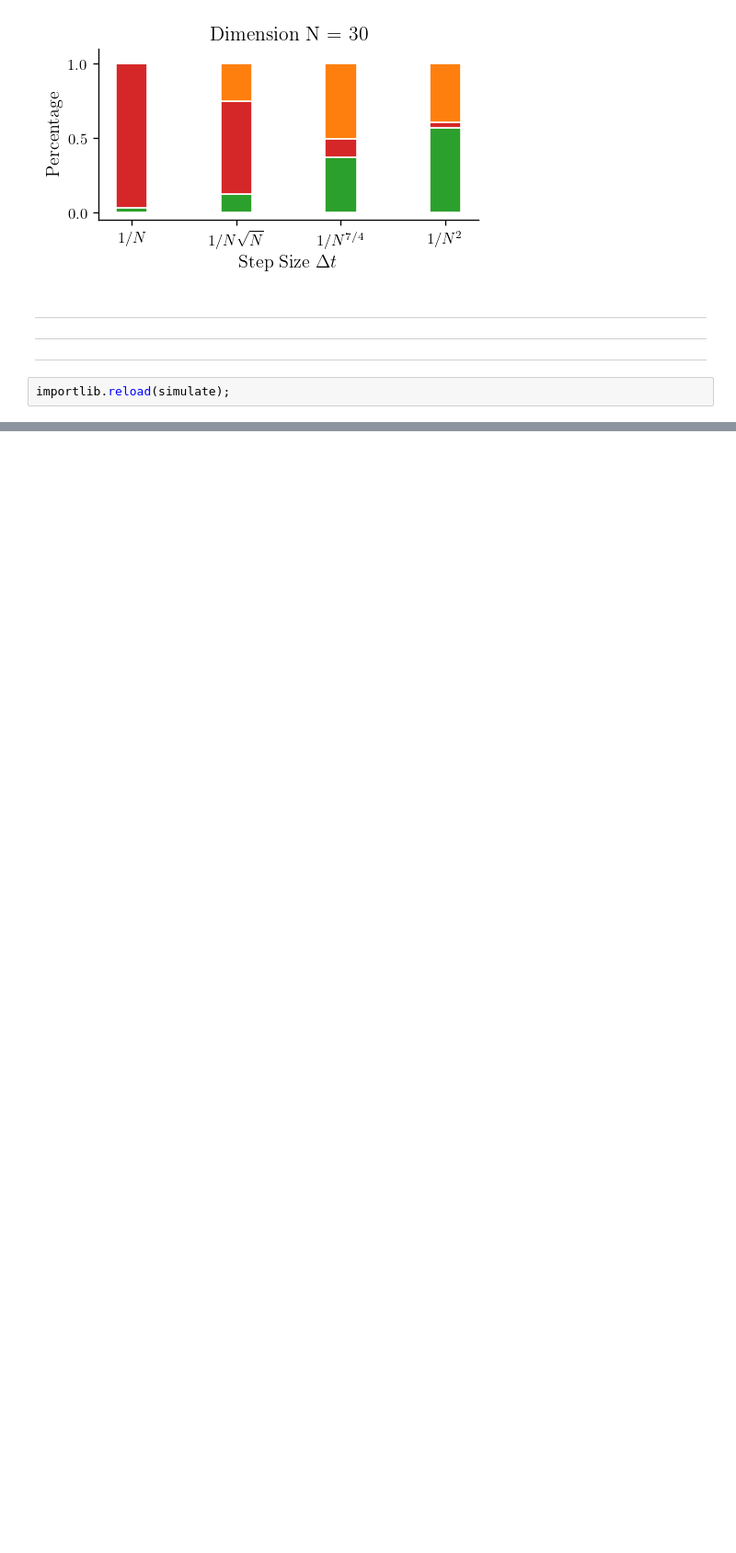
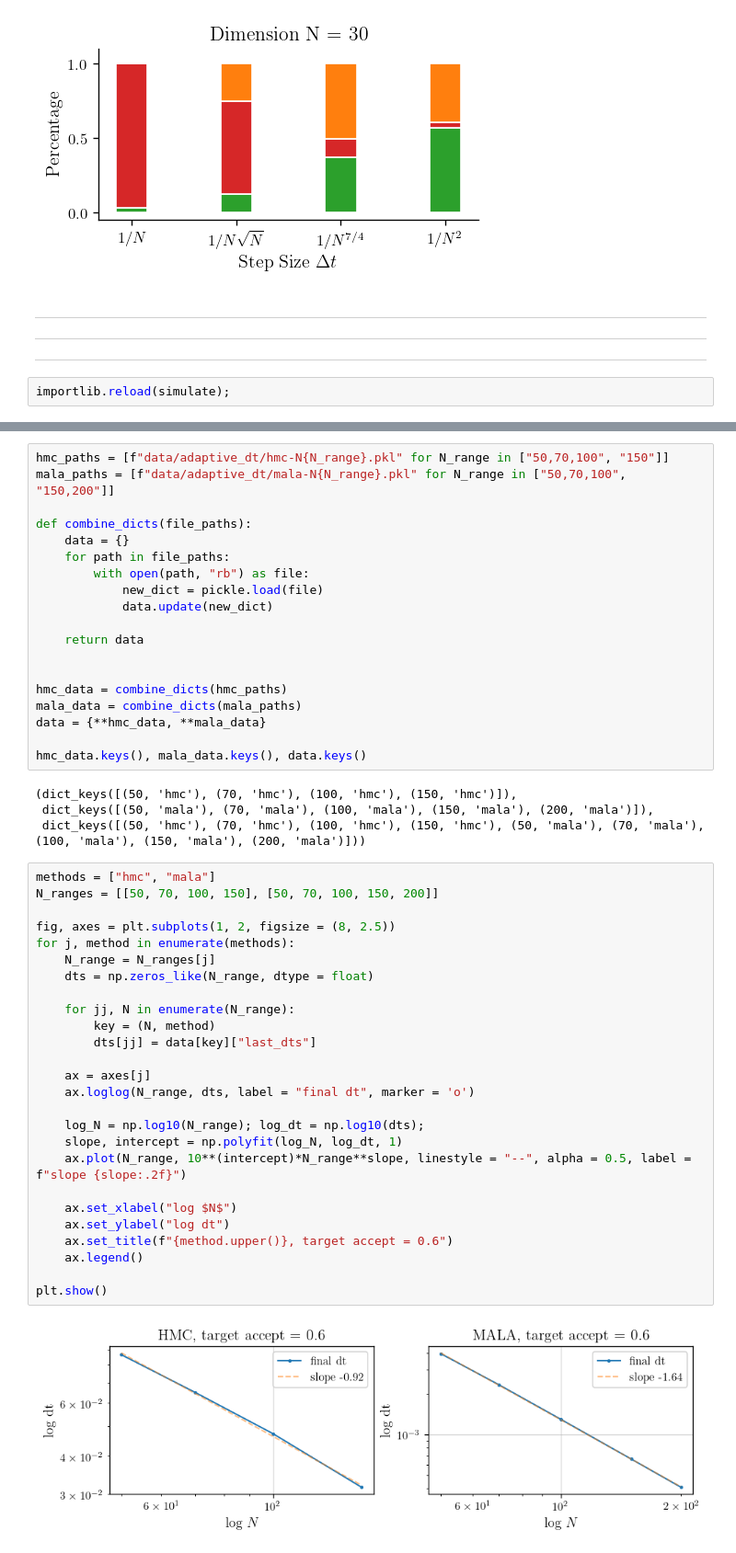
Before and after one commit to fredwdickinson/dissertation, a Jupyter notebook: code/notebooks/04_metropolis.ipynb, the cells around one changed output, grey strips where cells are left out. Shown at 92% size. Saved outputs shown, nothing was run; the diff lists cells and outputs as text; blank space fills up the shorter version.

Commit message:
adaptive with merged dicts

```diff
--- a/code/notebooks/04_metropolis.ipynb
+++ b/code/notebooks/04_metropolis.ipynb
@@ -170,0 +169,51 @@ Data saved to data/hmc-N50,70,100.pkl.
+# %%
+hmc_paths = [f"data/adaptive_dt/hmc-N{N_range}.pkl" for N_range in ["50,70,100", "150"]]
+mala_paths = [f"data/adaptive_dt/mala-N{N_range}.pkl" for N_range in ["50,70,100", "150,200"]]
+
+def combine_dicts(file_paths):
+    data = {}
+    for path in file_paths:
+        with open(path, "rb") as file:
+            new_dict = pickle.load(file)
+            data.update(new_dict)
+
+    return data
+
+
+hmc_data = combine_dicts(hmc_paths)
+mala_data = combine_dicts(mala_paths)
+data = {**hmc_data, **mala_data}
+
+hmc_data.keys(), mala_data.keys(), data.keys()
+# %% [output]
+(dict_keys([(50, 'hmc'), (70, 'hmc'), (100, 'hmc'), (150, 'hmc')]),
+ dict_keys([(50, 'mala'), (70, 'mala'), (100, 'mala'), (150, 'mala'), (200, 'mala')]),
+ dict_keys([(50, 'hmc'), (70, 'hmc'), (100, 'hmc'), (150, 'hmc'), (50, 'mala'), (70, 'mala'), (100, 'mala'), (150, 'mala'), (200, 'mala')]))
+# %%
+methods = ["hmc", "mala"]
+N_ranges = [[50, 70, 100, 150], [50, 70, 100, 150, 200]]
+
+fig, axes = plt.subplots(1, 2, figsize = (8, 2.5))
+for j, method in enumerate(methods):
+    N_range = N_ranges[j]
+    dts = np.zeros_like(N_range, dtype = float)
+
+    for jj, N in enumerate(N_range):
+        key = (N, method)
+        dts[jj] = data[key]["last_dts"]
+
+    ax = axes[j]
+    ax.loglog(N_range, dts, label = "final dt", marker = 'o')
+
+    log_N = np.log10(N_range); log_dt = np.log10(dts);
+    slope, intercept = np.polyfit(log_N, log_dt, 1)
+    ax.plot(N_range, 10**(intercept)*N_range**slope, linestyle = "--", alpha = 0.5, label = f"slope {slope:.2f}")
+
+    ax.set_xlabel("log $N$")
+    ax.set_ylabel("log dt")
+    ax.set_title(f"{method.upper()}, target accept = 0.6")
+    ax.legend()
+
+plt.show()
+# %% [output]
+[figure, added]
```
Also changed, not shown: parts of 6 cells of this notebook, 1 other file.
